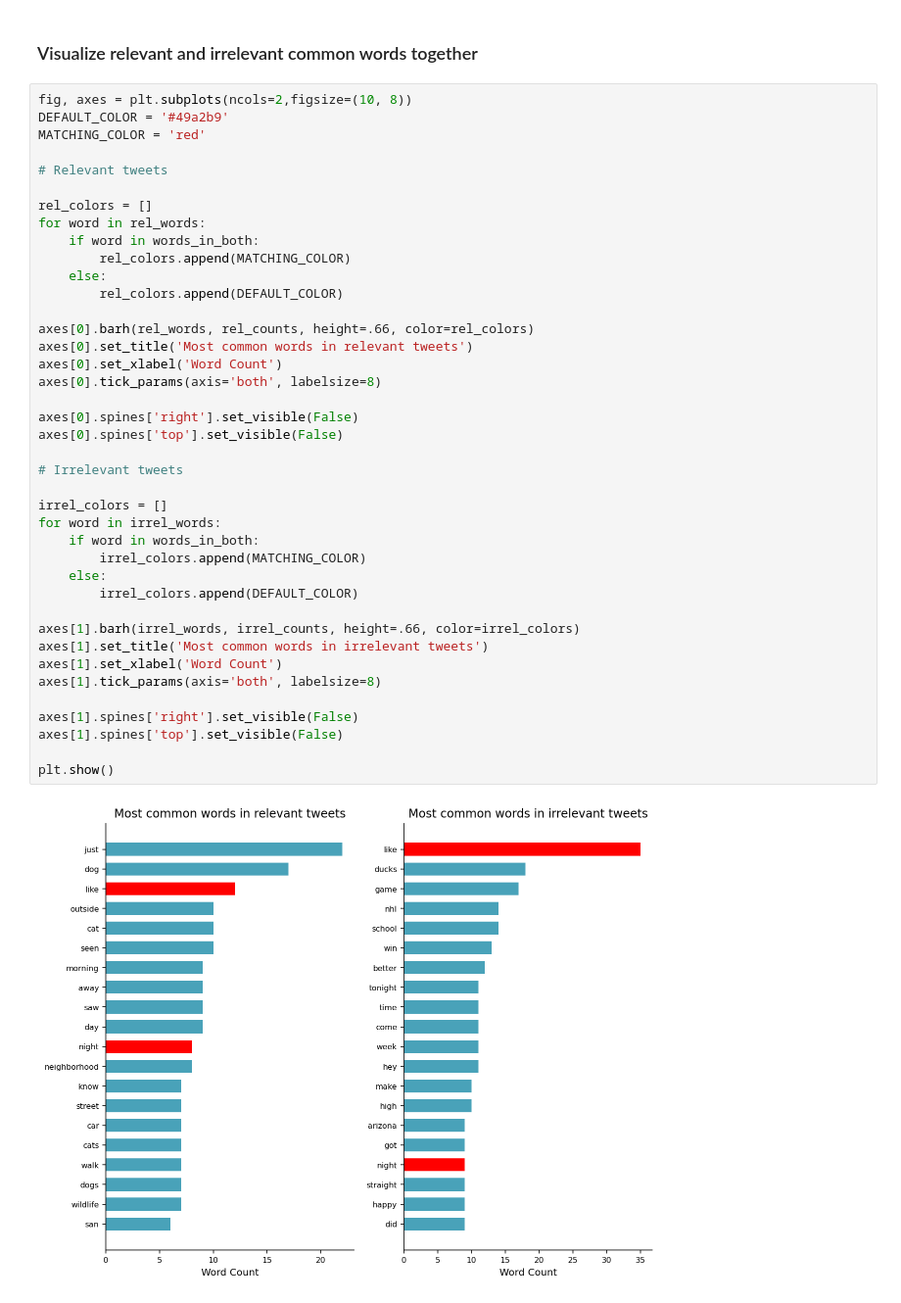
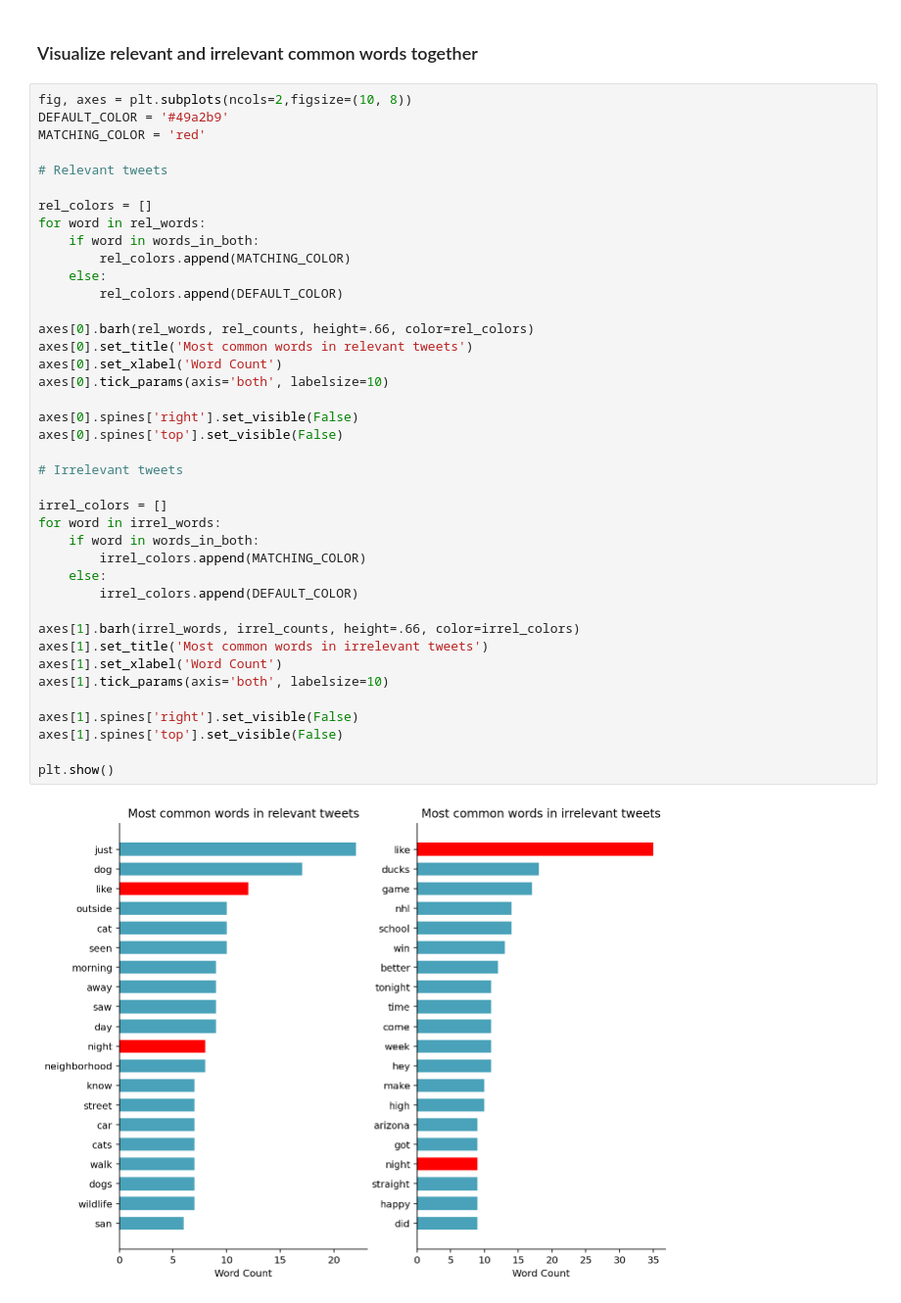
Before and after one commit to Isaac1o/CDFW, a Jupyter notebook: twitter/coyotes/notebooks/coyote_eda.ipynb, the cells around one changed output. Shown at 98% size. Cells and saved outputs as stored; diff of their text form.

```diff
--- a/twitter/coyotes/notebooks/coyote_eda.ipynb
+++ b/twitter/coyotes/notebooks/coyote_eda.ipynb
@@ -264,33 +264,33 @@ for word in rel_words:
     if word in words_in_both:
         rel_colors.append(MATCHING_COLOR)
     else:
         rel_colors.append(DEFAULT_COLOR)
 
 axes[0].barh(rel_words, rel_counts, height=.66, color=rel_colors)
 axes[0].set_title('Most common words in relevant tweets')
 axes[0].set_xlabel('Word Count')
-axes[0].tick_params(axis='both', labelsize=8)
+axes[0].tick_params(axis='both', labelsize=10)
 
 axes[0].spines['right'].set_visible(False)
 axes[0].spines['top'].set_visible(False)
 
 # Irrelevant tweets
 
 irrel_colors = []
 for word in irrel_words:
     if word in words_in_both:
         irrel_colors.append(MATCHING_COLOR)
     else:
         irrel_colors.append(DEFAULT_COLOR)
 
 axes[1].barh(irrel_words, irrel_counts, height=.66, color=irrel_colors)
 axes[1].set_title('Most common words in irrelevant tweets')
 axes[1].set_xlabel('Word Count')
-axes[1].tick_params(axis='both', labelsize=8)
+axes[1].tick_params(axis='both', labelsize=10)
 
 axes[1].spines['right'].set_visible(False)
 axes[1].spines['top'].set_visible(False)
 
 plt.show()
 # %% [output]
-[figure, old version]
+[figure, new version]
```
Also changed, not shown: parts of 3 cells of this notebook.
